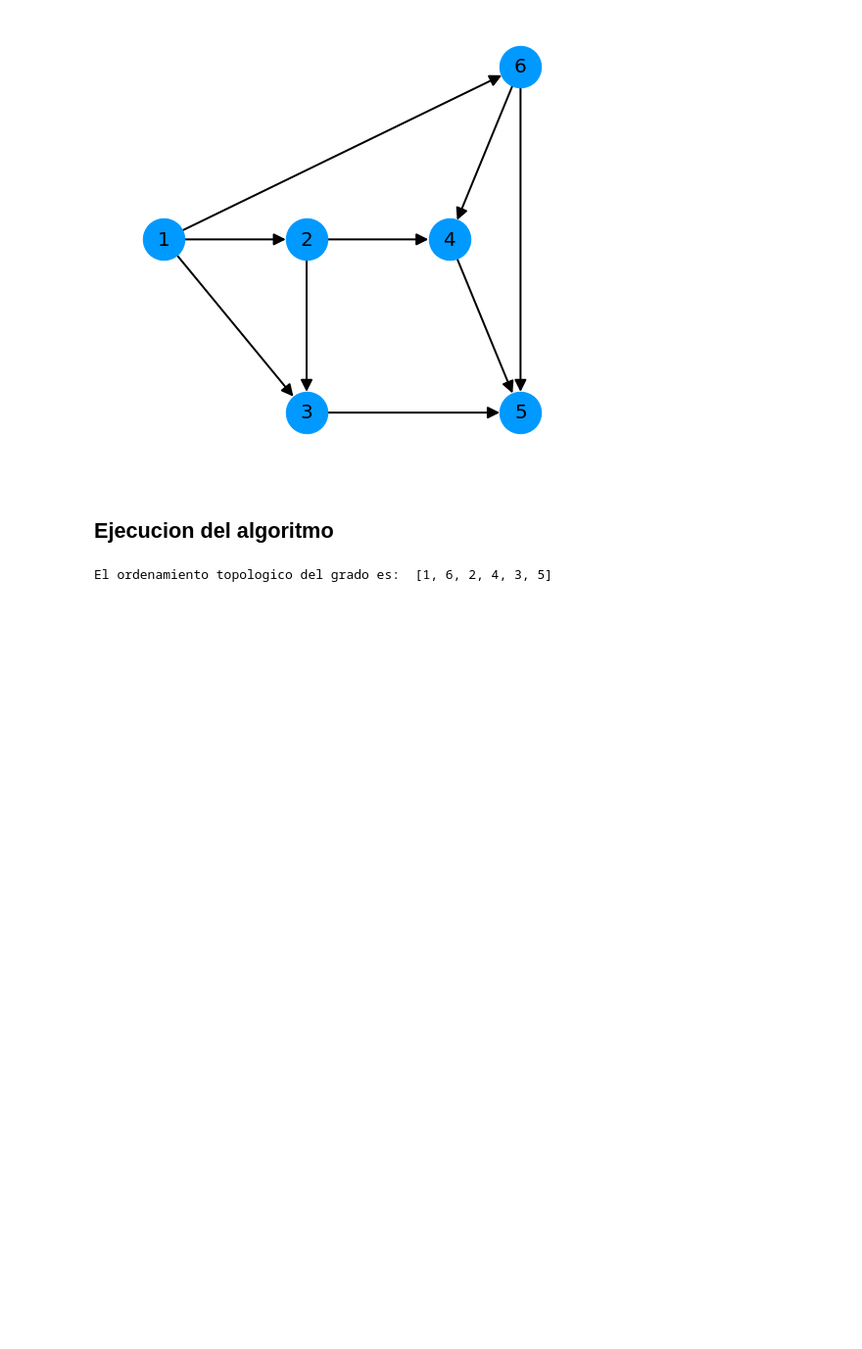
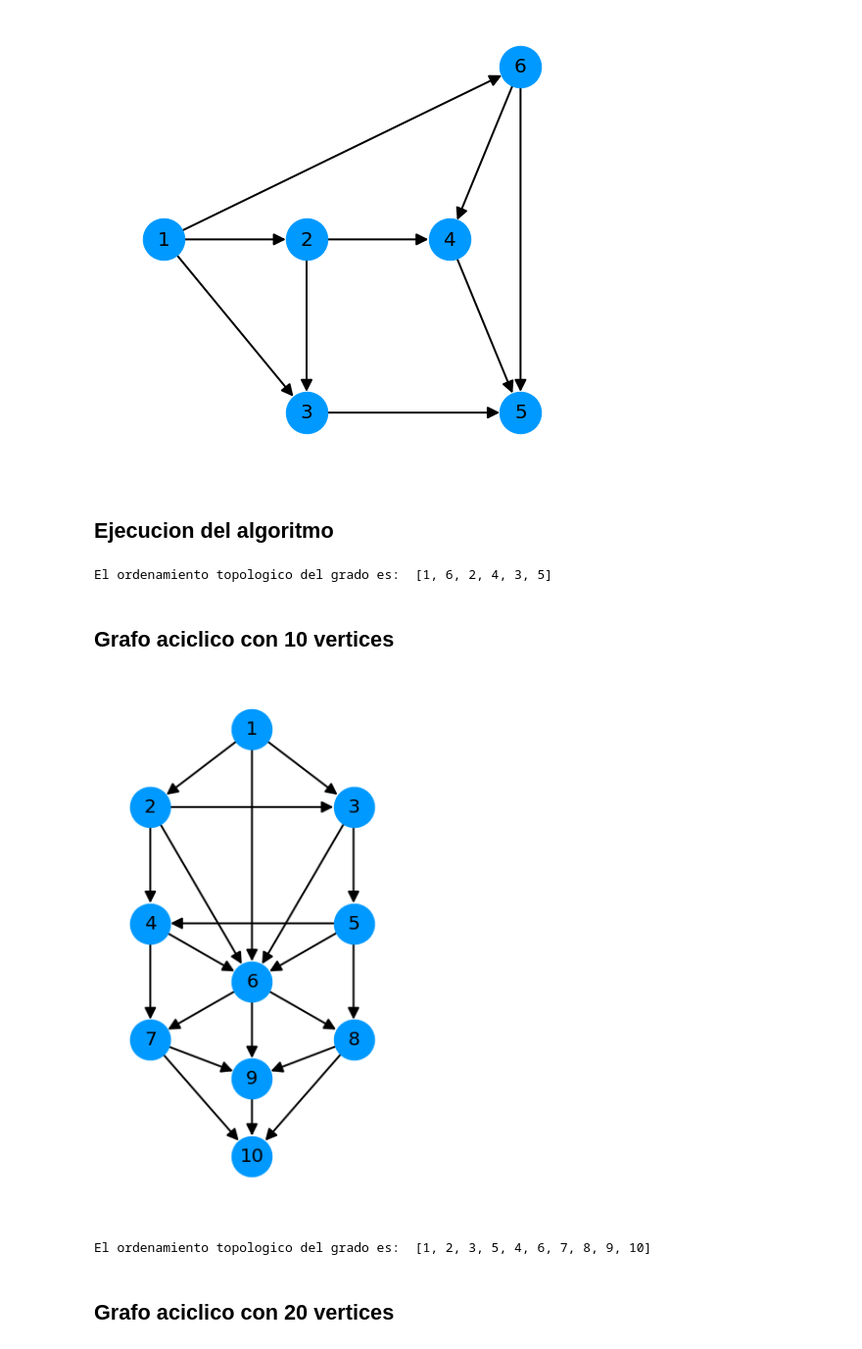
Before and after one commit to bemc22/ordenamiento-topologico, a Jupyter notebook: Notebook1.ipynb, the cells around one changed output. Shown: that part at 98% size. Cells and saved outputs as stored; diff of their text form; code cells hidden in the pictures; blank space fills up the shorter version.

```diff
--- a/Notebook1.ipynb
+++ b/Notebook1.ipynb
@@ -88,3 +88,60 @@ ordenamiento_topologico(grafo,lista)
 print("El ordenamiento topologico del grado es: ",lista)
 # %% [output]
 El ordenamiento topologico del grado es:  [1, 6, 2, 4, 3, 5]
+# %% [markdown]
+## Grafo aciclico con 10 vertices
+# %%
+grafo = {
+    1  : {2,3,6},
+    2  : {3,4,6},
+    3  : {5,6},
+    4  : {6,7},
+    5  : {4,6,8},
+    6  : {7,8,9},
+    7  : {9,10},
+    8  : {9,10},
+    9  : {10},
+    10 : {}
+}
+
+# muestra
+# %%
+G = nx.DiGraph()
+
+for i in grafo:
+    x = grafo[i]
+    for j in x:
+        G.add_edge(i,j)
+# %%
+dict = {
+    1  : (1,11),
+    2  : (0,9),
+    3  : (2,9),
+    4  : (0,6),
+    5  : (2,6),
+    6  : (1,4.5),
+    7  : (0,3),
+    8  : (2,3),
+    9  : (1,2),
+    10 : (1,0)
+
+}
+
+pos = dict
+
+plt.figure(figsize = (5,10))
+nx.draw_networkx_edges(G, pos, node_size=1800, width=2, arrowsize=25)
+nx.draw_networkx_nodes(G, pos, node_size=1800, node_color =  (0, 0.6, 1))
+nx.draw_networkx_labels(G, pos, font_size=20, font_family='sans-serif')
+plt.axis("off")
+plt.show()
+# %% [output]
+[figure, added]
+# %%
+lista = []
+ordenamiento_topologico(grafo,lista)
+print("El ordenamiento topologico del grado es: ",lista)
+# %% [output]
+El ordenamiento topologico del grado es:  [1, 2, 3, 5, 4, 6, 7, 8, 9, 10]
+# %% [markdown]
+## Grafo aciclico con 20 vertices
```
Also changed, not shown: parts of 5 cells of this notebook.
